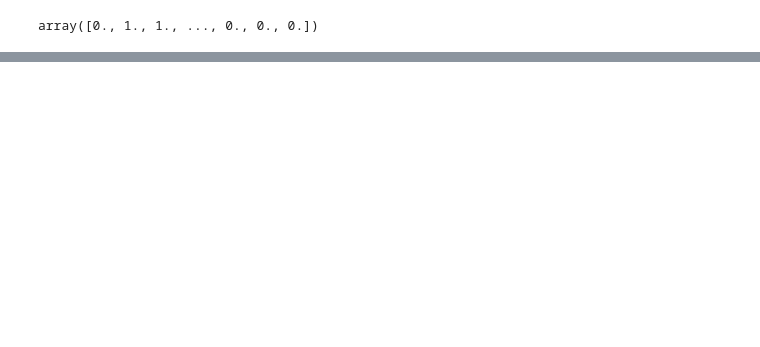
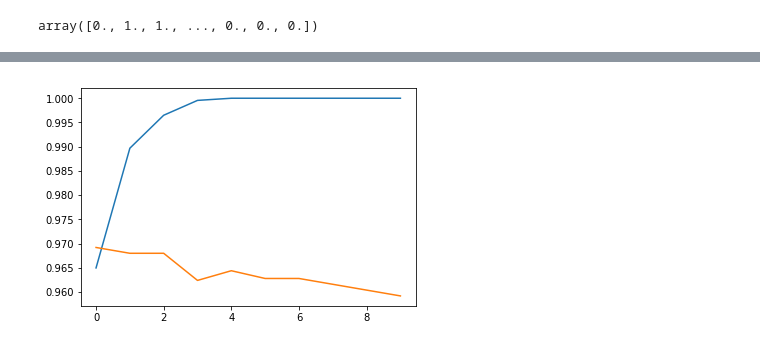
Before and after one commit to floriandotpy/data-playground, a Jupyter notebook: 03-sequences-and-nlp.ipynb, the cells around one changed output, grey strips where cells are left out. Cells and saved outputs as stored; diff of their text form; code cells hidden in the pictures; blank space fills up the shorter version.

```diff
--- a/03-sequences-and-nlp.ipynb
+++ b/03-sequences-and-nlp.ipynb
@@ -54,0 +127,6 @@ array([0., 1., 1., ..., 0., 0., 0.])
+# %%
+plt.plot(history.history['binary_accuracy'])
+plt.plot(history.history['val_binary_accuracy'])
+plt.show()
+# %% [output]
+[figure, added]
```
Also changed, not shown: parts of 18 cells of this notebook.
